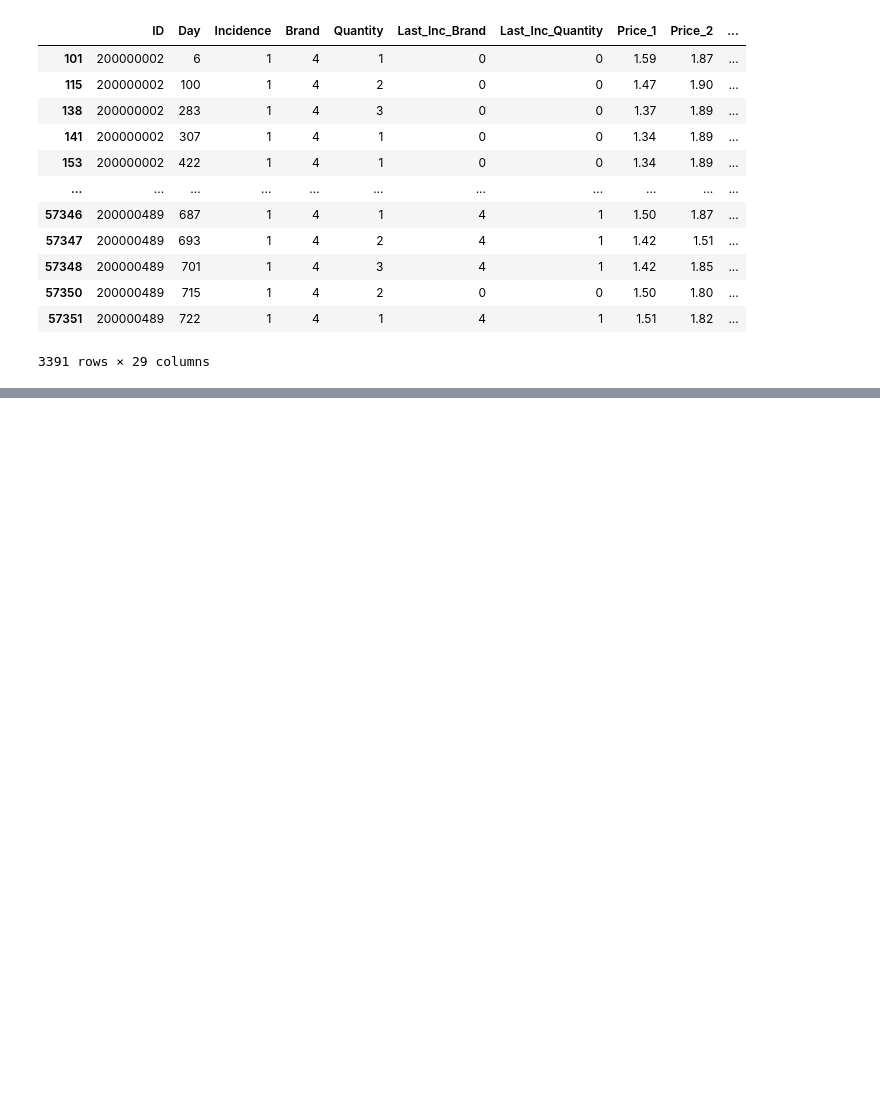
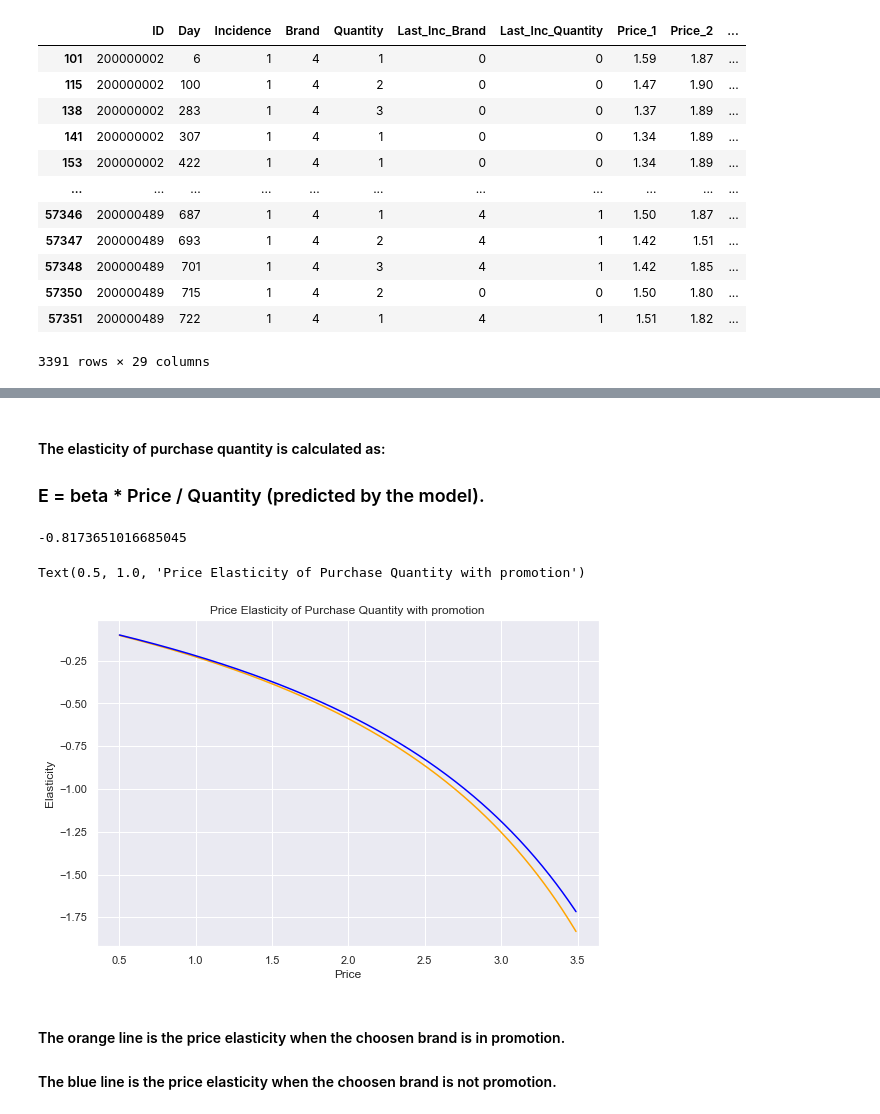
Before and after one commit to JuanD5/Machine-learning-projects, a Jupyter notebook: Clustering projects/Customer Analytics/365 Data Science/main_customer_analytics_365_datascience.ipynb, the cells around one changed output, grey strips where cells are left out. Cells and saved outputs as stored; diff of their text form; code cells hidden in the pictures; blank space fills up the shorter version.

```diff
--- a/Clustering projects/Customer Analytics/main_customer_analytics_365_datascience.ipynb
+++ b/Clustering projects/Customer Analytics/365 Data Science/main_customer_analytics_365_datascience.ipynb
@@ -1765,0 +1894,17 @@ brand_choice_s3
+# %% [markdown]
+#### The elasticity of purchase quantity is calculated as:
+
+### E = beta * Price / Quantity (predicted by the model).
+# %%
+beta_quantity = model_quantity.coef_[0]
+beta_quantity
+# %% [output]
+-0.8173651016685045
+# %%
+predict_quantity = model_quantity.predict(df_price_elasticity_quantity)
+# %%
+predict_quantity_no = model_quantity.predict(df_price_elasticity_quantity_no)
+# %%
+df_price_elasticity_quantity_promotion_yes = beta_quantity * price_range / predict_quantity
+# %%
+df_price_elasticity_quantity_promotion_no = beta_quantity * price_range / predict_quantity_no
@@ -1765,0 +1915,15 @@ brand_choice_s3
+# %%
+plt.figure(figsize=(9,6))
+plt.plot(price_range,df_price_elasticity_quantity_promotion_yes,color = 'orange')
+plt.plot(price_range,df_price_elasticity_quantity_promotion_no,color = 'blue')
+plt.xlabel('Price')
+plt.ylabel('Elasticity')
+plt.title('Price Elasticity of Purchase Quantity with promotion')
+# %% [output]
+Text(0.5, 1.0, 'Price Elasticity of Purchase Quantity with promotion')
+[figure, added]
+# %% [markdown]
+
+#### The orange line is the price elasticity when the choosen brand is  in promotion.
+
+#### The blue line  is the price elasticity when the choosen brand is not promotion.
```
Also changed, not shown: parts of 46 cells of this notebook, 13 other files.
